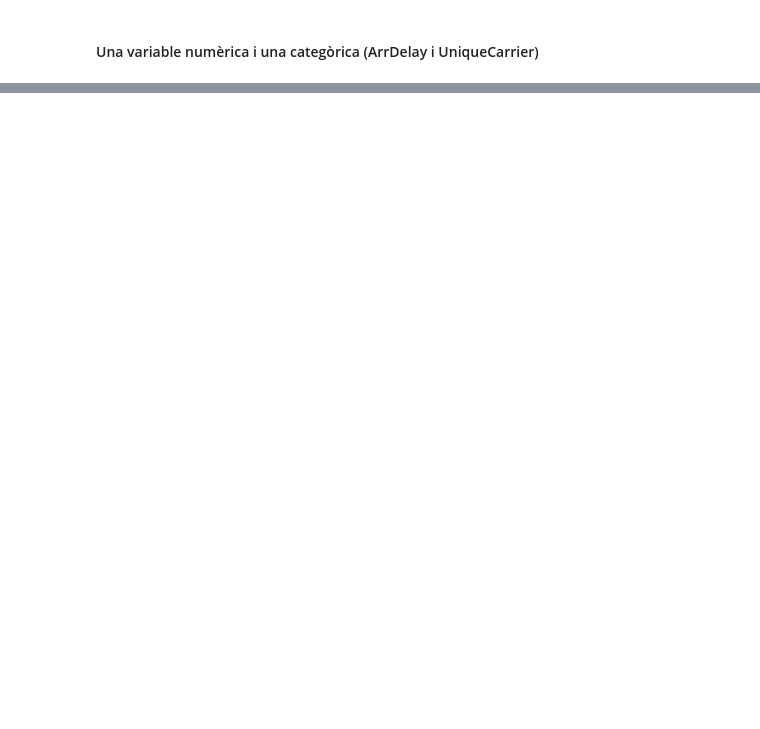
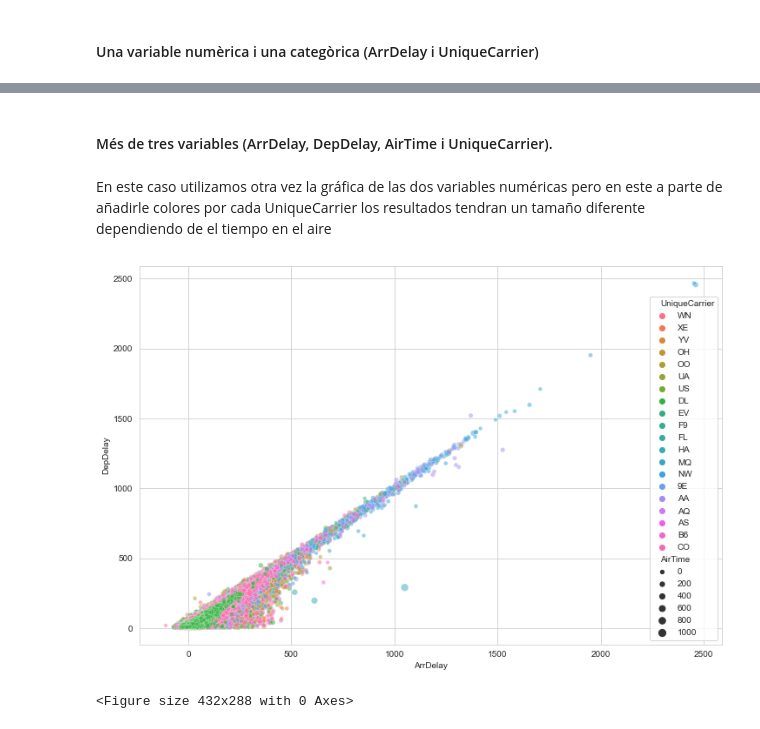
Before and after one commit to adriacb99/visualitzaci-_explorat-ria, a Jupyter notebook: S03 T01.ipynb, the cells around one changed output, grey strips where cells are left out. Saved outputs shown, nothing was run; the diff lists cells and outputs as text; code cells hidden in the pictures; blank space fills up the shorter version.

```diff
--- a/S03 T01.ipynb
+++ b/S03 T01.ipynb
@@ -86,0 +144,12 @@ AttributeError: module 'seaborn' has no attribute 'histplot'
+# %% [markdown]
+#### Més de tres variables (ArrDelay, DepDelay, AirTime i UniqueCarrier).
+# %% [markdown]
+En este caso utilizamos otra vez la gráfica de las dos variables numéricas pero en este a parte de añadirle colores por cada UniqueCarrier los resultados tendran un tamaño diferente dependiendo de el tiempo en el aire
+# %%
+plt.figure(figsize=(12,8))
+sns.scatterplot(data = df, x = "ArrDelay", y = "DepDelay", hue = "UniqueCarrier", size = "AirTime", alpha = 0.5)
+plt.show()
+plt.savefig("Més de tres variables")
+# %% [output]
+[figure, added]
+<Figure size 432x288 with 0 Axes>
```
Also changed, not shown: parts of 11 cells of this notebook.
